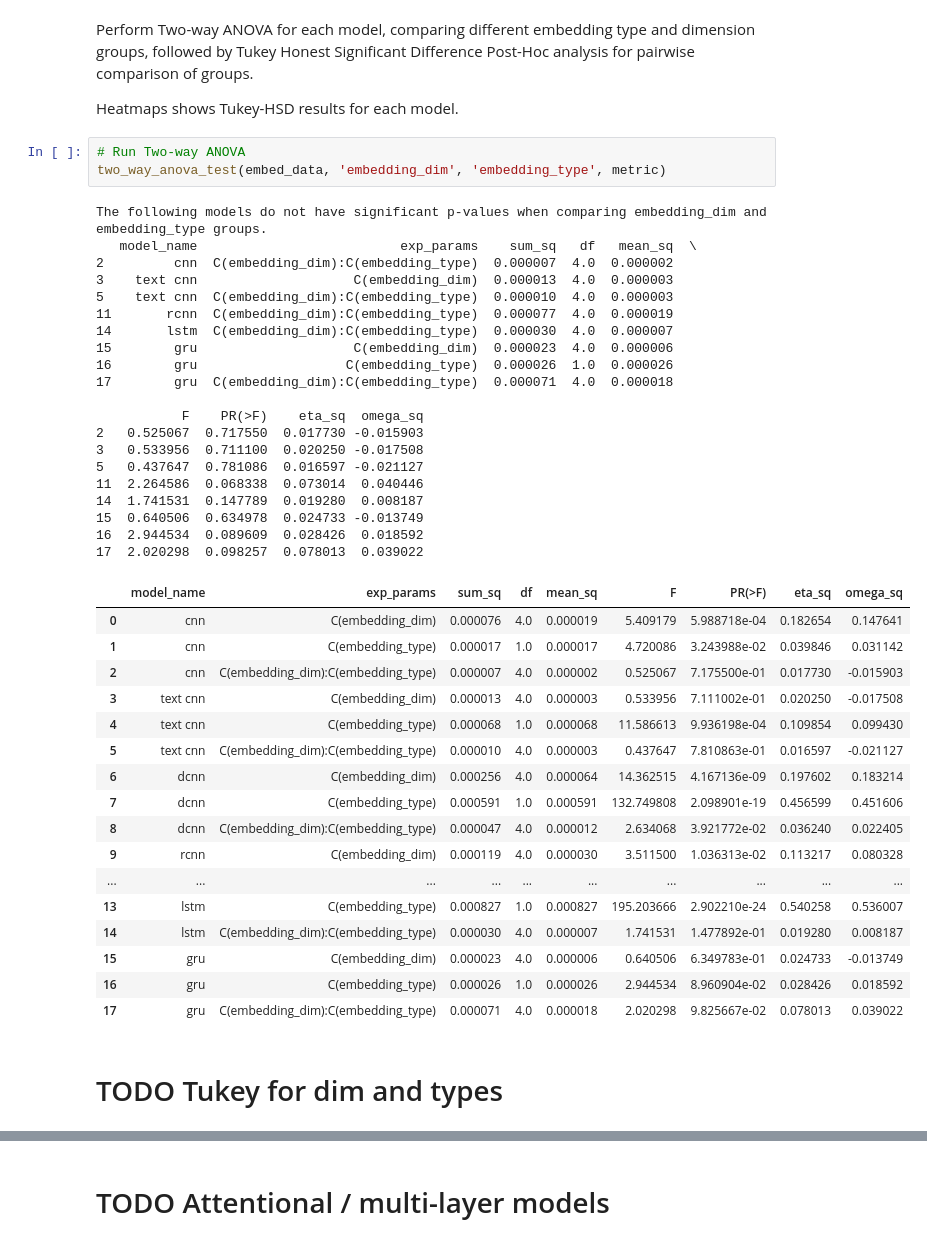
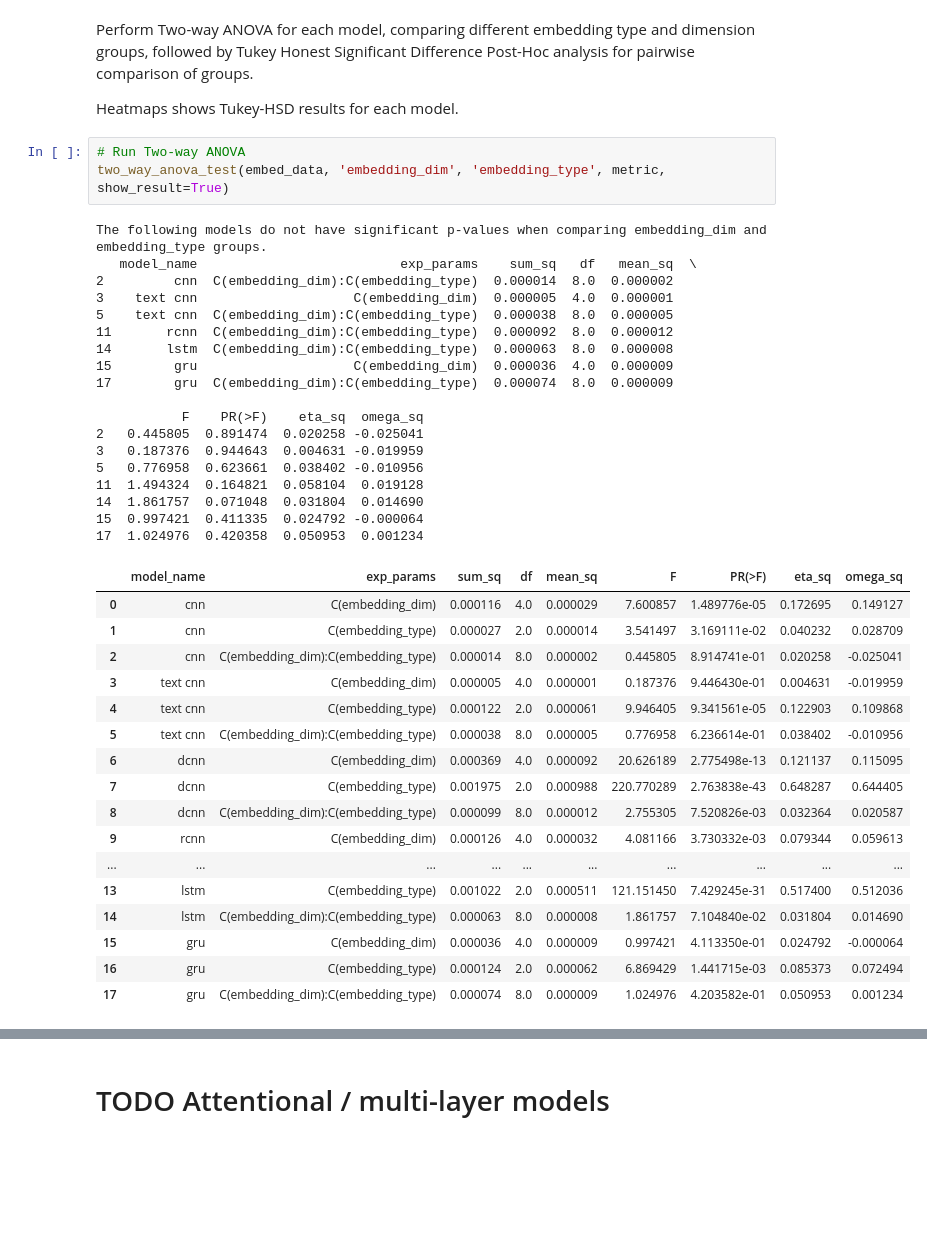
Before and after one commit to NathanDuran/Sentence-Encoding-for-DA-Classification, a Jupyter notebook: data_processing/results.ipynb, the cells around one changed output, grey strips where cells are left out. Saved outputs shown, nothing was run; the diff lists cells and outputs as text; blank space fills up the shorter version.

Commit message:
Update Embedding Results

```diff
--- a/data_processing/results.ipynb
+++ b/data_processing/results.ipynb
@@ -513,44 +520,40 @@ followed by Tukey Honest Significant Difference Post-Hoc analysis for pairwise c
 Heatmaps shows Tukey-HSD results for each model.
 # %%
 # Run Two-way ANOVA
-two_way_anova_test(embed_data, 'embedding_dim', 'embedding_type', metric)
+two_way_anova_test(embed_data, 'embedding_dim', 'embedding_type', metric, show_result=True)
 # %% [output]
 The following models do not have significant p-values when comparing embedding_dim and embedding_type groups.
    model_name                          exp_params    sum_sq   df   mean_sq  \
-2         cnn  C(embedding_dim):C(embedding_type)  0.000007  4.0  0.000002
-3    text cnn                    C(embedding_dim)  0.000013  4.0  0.000003
-5    text cnn  C(embedding_dim):C(embedding_type)  0.000010  4.0  0.000003
-11       rcnn  C(embedding_dim):C(embedding_type)  0.000077  4.0  0.000019
-14       lstm  C(embedding_dim):C(embedding_type)  0.000030  4.0  0.000007
-15        gru                    C(embedding_dim)  0.000023  4.0  0.000006
-16        gru                   C(embedding_type)  0.000026  1.0  0.000026
-17        gru  C(embedding_dim):C(embedding_type)  0.000071  4.0  0.000018
+2         cnn  C(embedding_dim):C(embedding_type)  0.000014  8.0  0.000002
+3    text cnn                    C(embedding_dim)  0.000005  4.0  0.000001
+5    text cnn  C(embedding_dim):C(embedding_type)  0.000038  8.0  0.000005
+11       rcnn  C(embedding_dim):C(embedding_type)  0.000092  8.0  0.000012
+14       lstm  C(embedding_dim):C(embedding_type)  0.000063  8.0  0.000008
+15        gru                    C(embedding_dim)  0.000036  4.0  0.000009
+17        gru  C(embedding_dim):C(embedding_type)  0.000074  8.0  0.000009
 
            F    PR(>F)    eta_sq  omega_sq
-2   0.525067  0.717550  0.017730 -0.015903
-3   0.533956  0.711100  0.020250 -0.017508
-5   0.437647  0.781086  0.016597 -0.021127
-11  2.264586  0.068338  0.073014  0.040446
-14  1.741531  0.147789  0.019280  0.008187
-15  0.640506  0.634978  0.024733 -0.013749
-16  2.944534  0.089609  0.028426  0.018592
-17  2.020298  0.098257  0.078013  0.039022
+2   0.445805  0.891474  0.020258 -0.025041
+3   0.187376  0.944643  0.004631 -0.019959
+5   0.776958  0.623661  0.038402 -0.010956
+11  1.494324  0.164821  0.058104  0.019128
+14  1.861757  0.071048  0.031804  0.014690
+15  0.997421  0.411335  0.024792 -0.000064
+17  1.024976  0.420358  0.050953  0.001234
 |  | model_name | exp_params | sum_sq | df | mean_sq | F | PR(>F) | eta_sq | omega_sq |
-| 0 | cnn | C(embedding_dim) | 0.000076 | 4.0 | 0.000019 | 5.409179 | 5.988718e-04 | 0.182654 | 0.147641 |
-| 1 | cnn | C(embedding_type) | 0.000017 | 1.0 | 0.000017 | 4.720086 | 3.243988e-02 | 0.039846 | 0.031142 |
-| 2 | cnn | C(embedding_dim):C(embedding_type) | 0.000007 | 4.0 | 0.000002 | 0.525067 | 7.175500e-01 | 0.017730 | -0.015903 |
-| 3 | text cnn | C(embedding_dim) | 0.000013 | 4.0 | 0.000003 | 0.533956 | 7.111002e-01 | 0.020250 | -0.017508 |
-| 4 | text cnn | C(embedding_type) | 0.000068 | 1.0 | 0.000068 | 11.586613 | 9.936198e-04 | 0.109854 | 0.099430 |
-| 5 | text cnn | C(embedding_dim):C(embedding_type) | 0.000010 | 4.0 | 0.000003 | 0.437647 | 7.810863e-01 | 0.016597 | -0.021127 |
-| 6 | dcnn | C(embedding_dim) | 0.000256 | 4.0 | 0.000064 | 14.362515 | 4.167136e-09 | 0.197602 | 0.183214 |
-| 7 | dcnn | C(embedding_type) | 0.000591 | 1.0 | 0.000591 | 132.749808 | 2.098901e-19 | 0.456599 | 0.451606 |
-| 8 | dcnn | C(embedding_dim):C(embedding_type) | 0.000047 | 4.0 | 0.000012 | 2.634068 | 3.921772e-02 | 0.036240 | 0.022405 |
-| 9 | rcnn | C(embedding_dim) | 0.000119 | 4.0 | 0.000030 | 3.511500 | 1.036313e-02 | 0.113217 | 0.080328 |
+| 0 | cnn | C(embedding_dim) | 0.000116 | 4.0 | 0.000029 | 7.600857 | 1.489776e-05 | 0.172695 | 0.149127 |
+| 1 | cnn | C(embedding_type) | 0.000027 | 2.0 | 0.000014 | 3.541497 | 3.169111e-02 | 0.040232 | 0.028709 |
+| 2 | cnn | C(embedding_dim):C(embedding_type) | 0.000014 | 8.0 | 0.000002 | 0.445805 | 8.914741e-01 | 0.020258 | -0.025041 |
+| 3 | text cnn | C(embedding_dim) | 0.000005 | 4.0 | 0.000001 | 0.187376 | 9.446430e-01 | 0.004631 | -0.019959 |
+| 4 | text cnn | C(embedding_type) | 0.000122 | 2.0 | 0.000061 | 9.946405 | 9.341561e-05 | 0.122903 | 0.109868 |
+| 5 | text cnn | C(embedding_dim):C(embedding_type) | 0.000038 | 8.0 | 0.000005 | 0.776958 | 6.236614e-01 | 0.038402 | -0.010956 |
+| 6 | dcnn | C(embedding_dim) | 0.000369 | 4.0 | 0.000092 | 20.626189 | 2.775498e-13 | 0.121137 | 0.115095 |
+| 7 | dcnn | C(embedding_type) | 0.001975 | 2.0 | 0.000988 | 220.770289 | 2.763838e-43 | 0.648287 | 0.644405 |
+| 8 | dcnn | C(embedding_dim):C(embedding_type) | 0.000099 | 8.0 | 0.000012 | 2.755305 | 7.520826e-03 | 0.032364 | 0.020587 |
+| 9 | rcnn | C(embedding_dim) | 0.000126 | 4.0 | 0.000032 | 4.081166 | 3.730332e-03 | 0.079344 | 0.059613 |
 | ... | ... | ... | ... | ... | ... | ... | ... | ... | ... |
-| 13 | lstm | C(embedding_type) | 0.000827 | 1.0 | 0.000827 | 195.203666 | 2.902210e-24 | 0.540258 | 0.536007 |
-| 14 | lstm | C(embedding_dim):C(embedding_type) | 0.000030 | 4.0 | 0.000007 | 1.741531 | 1.477892e-01 | 0.019280 | 0.008187 |
-| 15 | gru | C(embedding_dim) | 0.000023 | 4.0 | 0.000006 | 0.640506 | 6.349783e-01 | 0.024733 | -0.013749 |
-| 16 | gru | C(embedding_type) | 0.000026 | 1.0 | 0.000026 | 2.944534 | 8.960904e-02 | 0.028426 | 0.018592 |
-| 17 | gru | C(embedding_dim):C(embedding_type) | 0.000071 | 4.0 | 0.000018 | 2.020298 | 9.825667e-02 | 0.078013 | 0.039022 |
+| 13 | lstm | C(embedding_type) | 0.001022 | 2.0 | 0.000511 | 121.151450 | 7.429245e-31 | 0.517400 | 0.512036 |
+| 14 | lstm | C(embedding_dim):C(embedding_type) | 0.000063 | 8.0 | 0.000008 | 1.861757 | 7.104840e-02 | 0.031804 | 0.014690 |
+| 15 | gru | C(embedding_dim) | 0.000036 | 4.0 | 0.000009 | 0.997421 | 4.113350e-01 | 0.024792 | -0.000064 |
+| 16 | gru | C(embedding_type) | 0.000124 | 2.0 | 0.000062 | 6.869429 | 1.441715e-03 | 0.085373 | 0.072494 |
+| 17 | gru | C(embedding_dim):C(embedding_type) | 0.000074 | 8.0 | 0.000009 | 1.024976 | 4.203582e-01 | 0.050953 | 0.001234 |
-# %% [markdown]
-# TODO Tukey for dim and types
```
Also changed, not shown: parts of 4 cells of this notebook, 2 other files.
